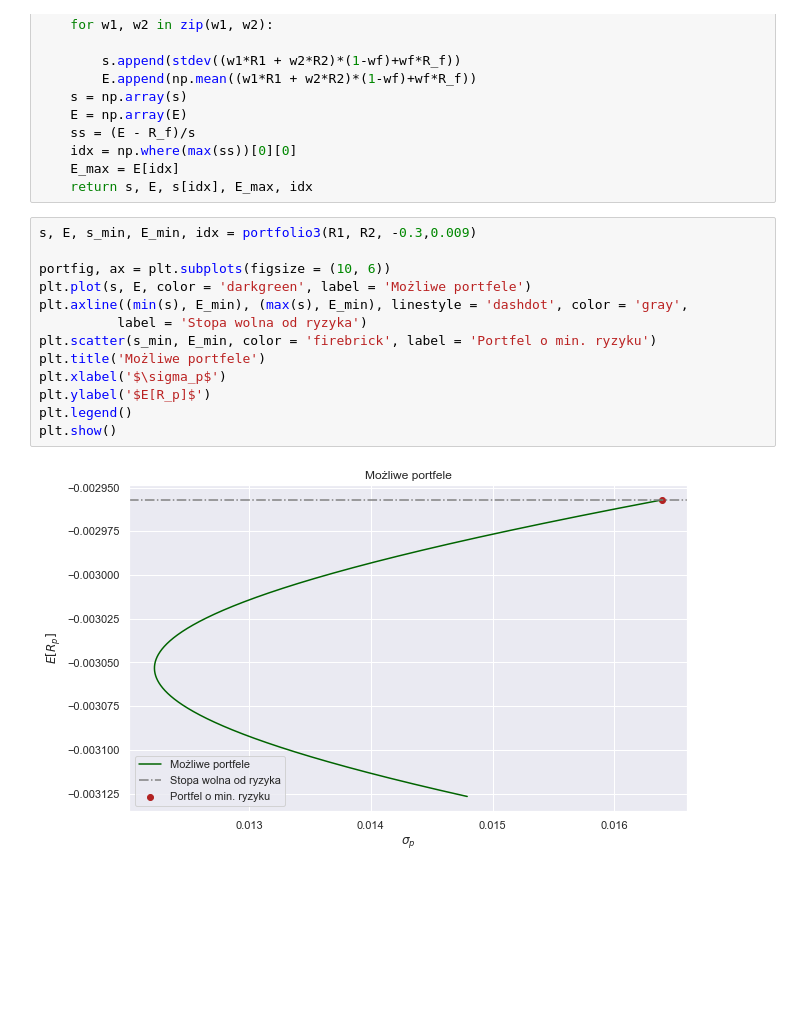
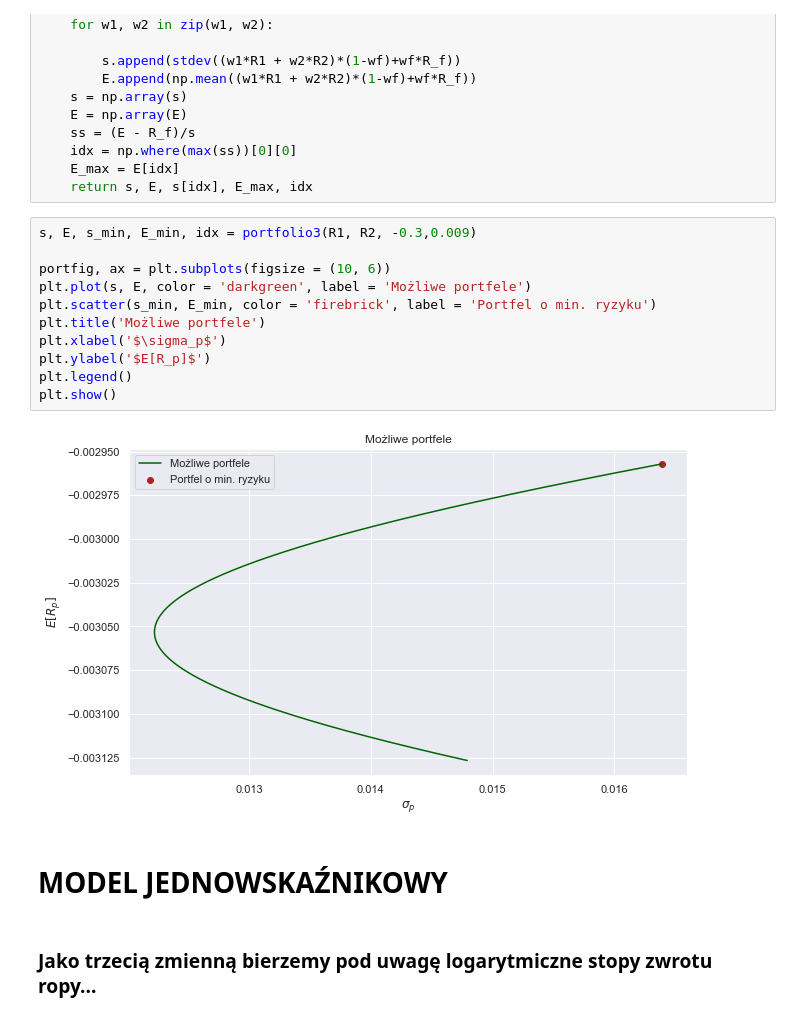
Before and after one commit to Szymex49/NVIDIA_risk_management, a Jupyter notebook: Raport_3/Wiktorowski.ipynb, the cells around one changed output. Drawn from its saved outputs; the diff is of its cells as text; blank space fills up the shorter version.

```diff
--- a/Raport_3/Wiktorowski.ipynb
+++ b/Raport_3/Wiktorowski.ipynb
@@ -286,15 +286,17 @@ def portfolio3(R1, R2, R_f,wf):
 # %%
 s, E, s_min, E_min, idx = portfolio3(R1, R2, -0.3,0.009)
 
 portfig, ax = plt.subplots(figsize = (10, 6))
 plt.plot(s, E, color = 'darkgreen', label = 'Możliwe portfele')
-plt.axline((min(s), E_min), (max(s), E_min), linestyle = 'dashdot', color = 'gray',
-          label = 'Stopa wolna od ryzyka')
 plt.scatter(s_min, E_min, color = 'firebrick', label = 'Portfel o min. ryzyku')
 plt.title('Możliwe portfele')
 plt.xlabel('$\sigma_p$')
 plt.ylabel('$E[R_p]$')
 plt.legend()
 plt.show()
 # %% [output]
-[figure, old version]
+[figure, new version]
+# %% [markdown]
+# MODEL JEDNOWSKAŹNIKOWY
+# %% [markdown]
+### Jako trzecią zmienną bierzemy pod uwagę logarytmiczne stopy zwrotu ropy...
```
Also changed, not shown: parts of 11 cells of this notebook.
